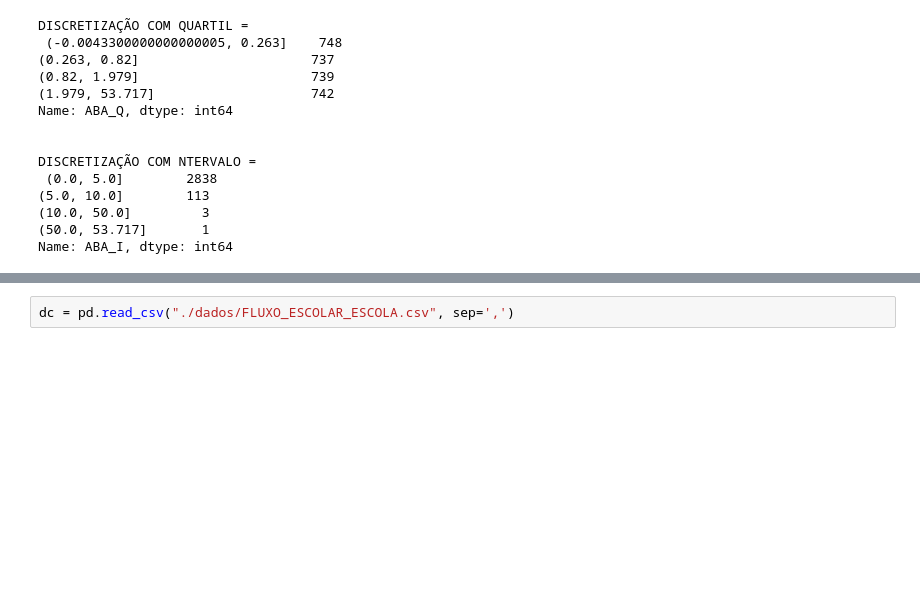
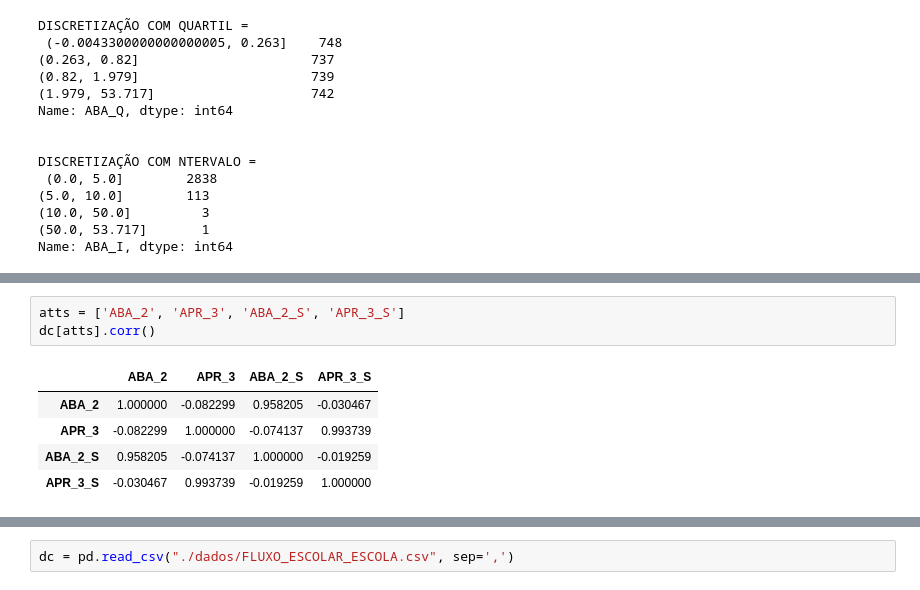
Before and after one commit to jpducatti/mba_data_science_usp, a Jupyter notebook: captura_tratamento_dados/modulo_3/TACTD-03-Avaliacao.ipynb, the cells around one changed output, grey strips where cells are left out. Saved outputs shown, nothing was run; the diff lists cells and outputs as text; blank space fills up the shorter version.

```diff
--- a/captura_tratamento_dados/modulo_3/TACTD-03-Avaliacao.ipynb
+++ b/captura_tratamento_dados/modulo_3/TACTD-03-Avaliacao.ipynb
@@ -195,0 +314,9 @@ Após a normalização, quais os valores de média, desvio padrão, mínimo e m
+# %%
+atts = ['ABA_2', 'APR_3', 'ABA_2_S', 'APR_3_S']
+dc[atts].corr()
+# %% [output]
+|  | ABA_2 | APR_3 | ABA_2_S | APR_3_S |
+| ABA_2 | 1.000000 | -0.082299 | 0.958205 | -0.030467 |
+| APR_3 | -0.082299 | 1.000000 | -0.074137 | 0.993739 |
+| ABA_2_S | 0.958205 | -0.074137 | 1.000000 | -0.019259 |
+| APR_3_S | -0.030467 | 0.993739 | -0.019259 | 1.000000 |
```
Also changed, not shown: parts of 25 cells of this notebook, 1 other file.
